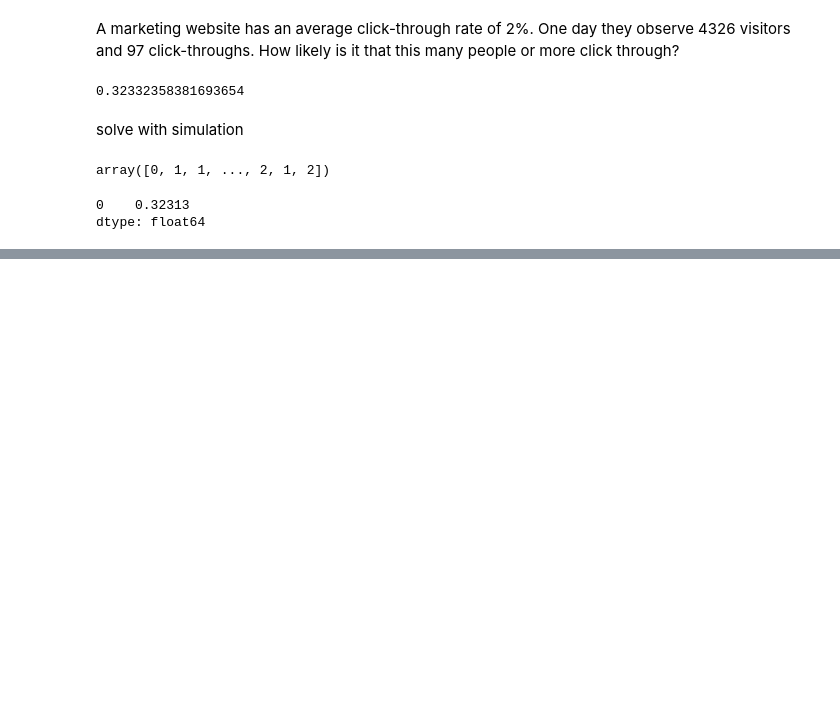
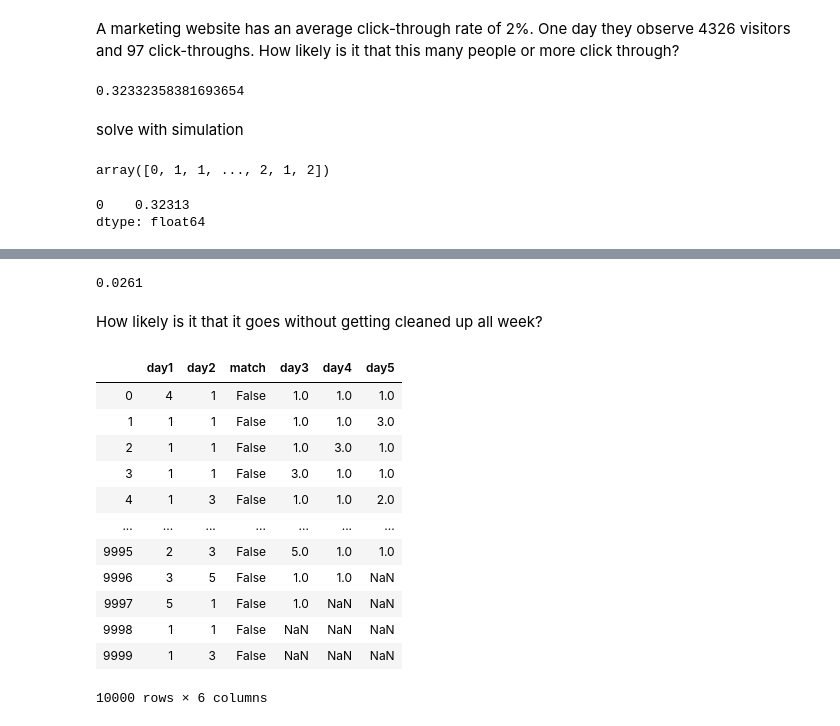
Before and after one commit to ravinder79/statistics-exercises, a Jupyter notebook: probability_distributions.ipynb, the cells around one changed output, grey strips where cells are left out. Cells and saved outputs as stored; diff of their text form; code cells hidden in the pictures; blank space fills up the shorter version.

```diff
--- a/probability_distributions.ipynb
+++ b/probability_distributions.ipynb
@@ -222,0 +343,2 @@ dtype: float64
+# %%
+clean['day2'] = clean['day1'].shift(-1)
@@ -222,0 +361,9 @@ dtype: float64
+# %%
+#set NaN value to a float
+clean.iat[9999, 1] = 3.0
+# %%
+#convert 'day2' columns from float to int
+clean['day2'] = clean['day2'].astype(int)
+# %%
+# new columns "match" which is true if previous columns are both zero
+clean['match'] = clean.apply(lambda x: True if x['day1'] == 0 and x['day2'] == 0 else False, axis =1)
@@ -222,0 +386,25 @@ dtype: float64
+# %%
+clean.match.mean()
+# %% [output]
+0.0261
+# %% [markdown]
+How likely is it that it goes without getting cleaned up all week?
+# %%
+clean['day3'] = clean['day1'].shift(-2)
+clean['day4'] = clean['day1'].shift(-3)
+clean['day5'] = clean['day1'].shift(-4)
+clean
+# %% [output]
+|  | day1 | day2 | match | day3 | day4 | day5 |
+| 0 | 4 | 1 | False | 1.0 | 1.0 | 1.0 |
+| 1 | 1 | 1 | False | 1.0 | 1.0 | 3.0 |
+| 2 | 1 | 1 | False | 1.0 | 3.0 | 1.0 |
+| 3 | 1 | 1 | False | 3.0 | 1.0 | 1.0 |
+| 4 | 1 | 3 | False | 1.0 | 1.0 | 2.0 |
+| ... | ... | ... | ... | ... | ... | ... |
+| 9995 | 2 | 3 | False | 5.0 | 1.0 | 1.0 |
+| 9996 | 3 | 5 | False | 1.0 | 1.0 | NaN |
+| 9997 | 5 | 1 | False | 1.0 | NaN | NaN |
+| 9998 | 1 | 1 | False | NaN | NaN | NaN |
+| 9999 | 1 | 3 | False | NaN | NaN | NaN |
+10000 rows × 6 columns
```
Also changed, not shown: parts of 34 cells of this notebook.
